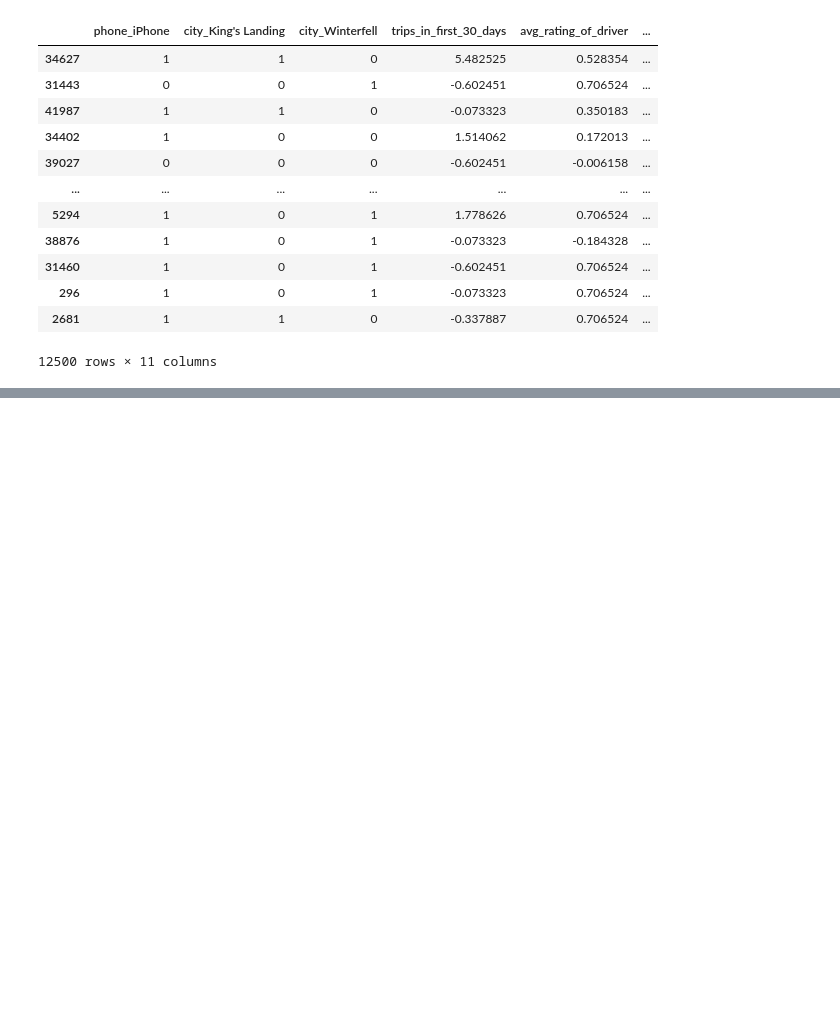
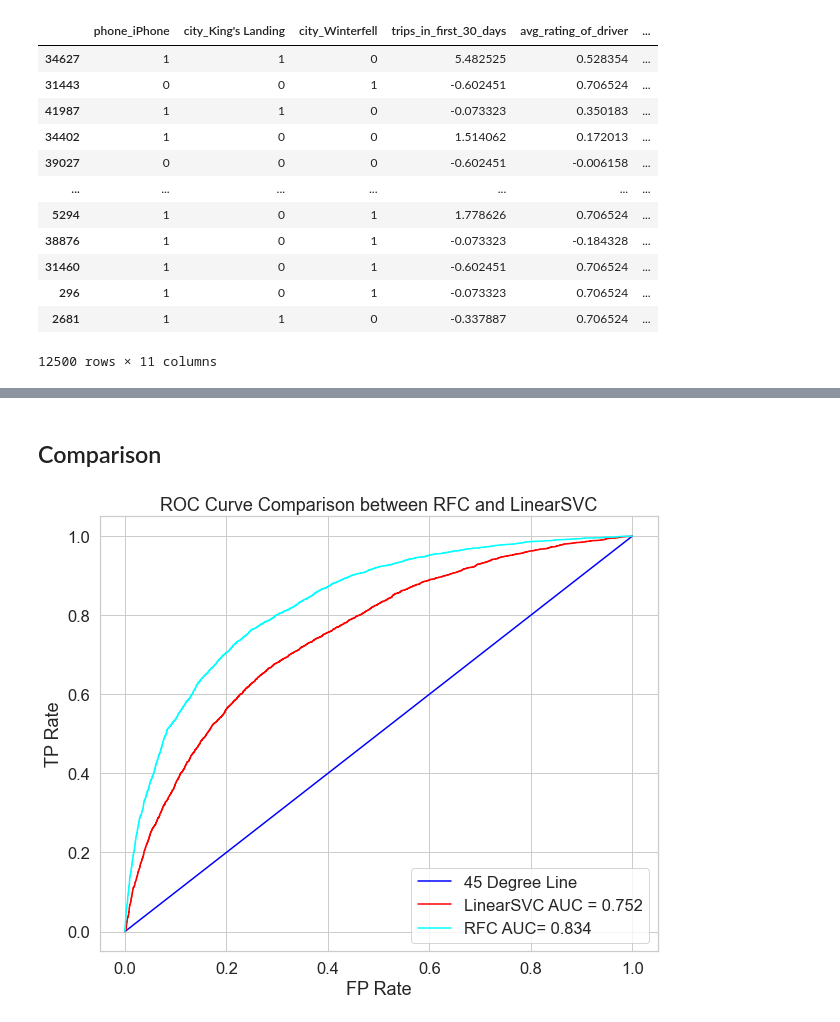
Before and after one commit to mf11y/Data_Sci_Projects, a Jupyter notebook: Take_Home_Challenge/Ultimate_Take_Home Part 3 - Predictive Modeling.ipynb, the cells around one changed output, grey strips where cells are left out. Cells and saved outputs as stored; diff of their text form; code cells hidden in the pictures; blank space fills up the shorter version.

```diff
--- a/Take_Home_Challenge/Ultimate_Take_Home Part 3 - Predictive Modeling.ipynb
+++ b/Take_Home_Challenge/Ultimate_Take_Home Part 3 - Predictive Modeling.ipynb
@@ -232,0 +312,17 @@ plt.tight_layout()
+# %% [markdown]
+## Comparison
+# %%
+plt.figure(figsize=(10,8))
+
+line_45 = np.linspace(0, 1.0, 20)
+plt.plot(line_45, line_45, color='blue')
+
+plt.plot(SVC_fpr, SVC_tpr, color='red')
+plt.plot(RF_fpr, RF_tpr, color='cyan')
+
+plt.legend(['45 Degree Line','LinearSVC AUC = ' + str(SVC_score), 'RFC AUC= ' + str(RF_score)],loc='best')
+plt.xlabel("FP Rate")
+plt.ylabel("TP Rate")
+plt.title("ROC Curve Comparison between RFC and LinearSVC");
+# %% [output]
+[figure, added]
```
Also changed, not shown: parts of 28 cells of this notebook.
